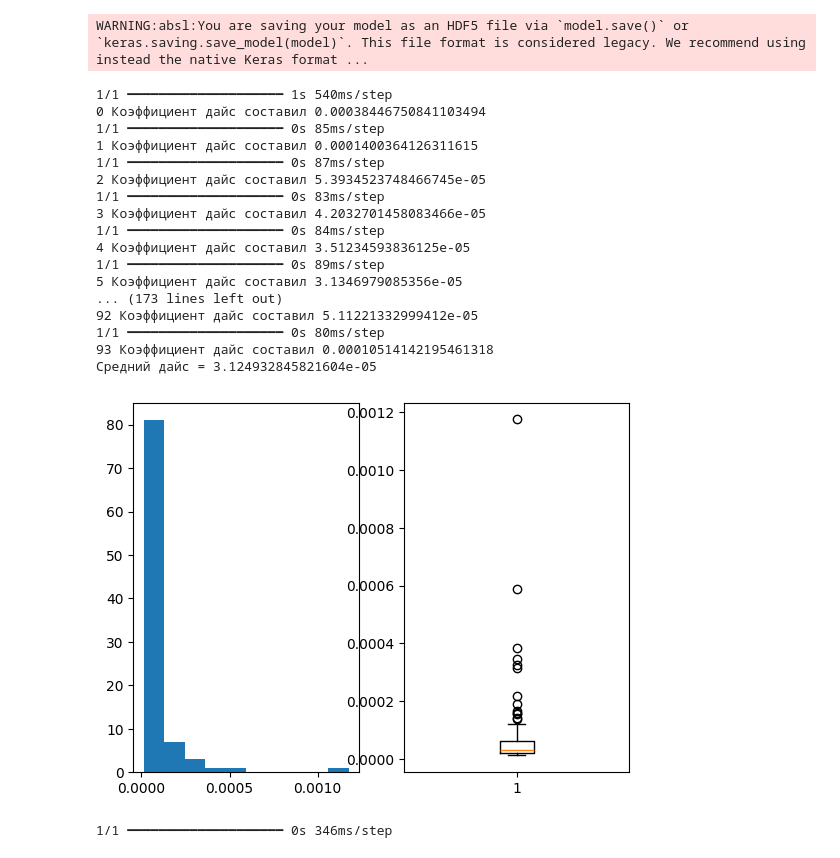
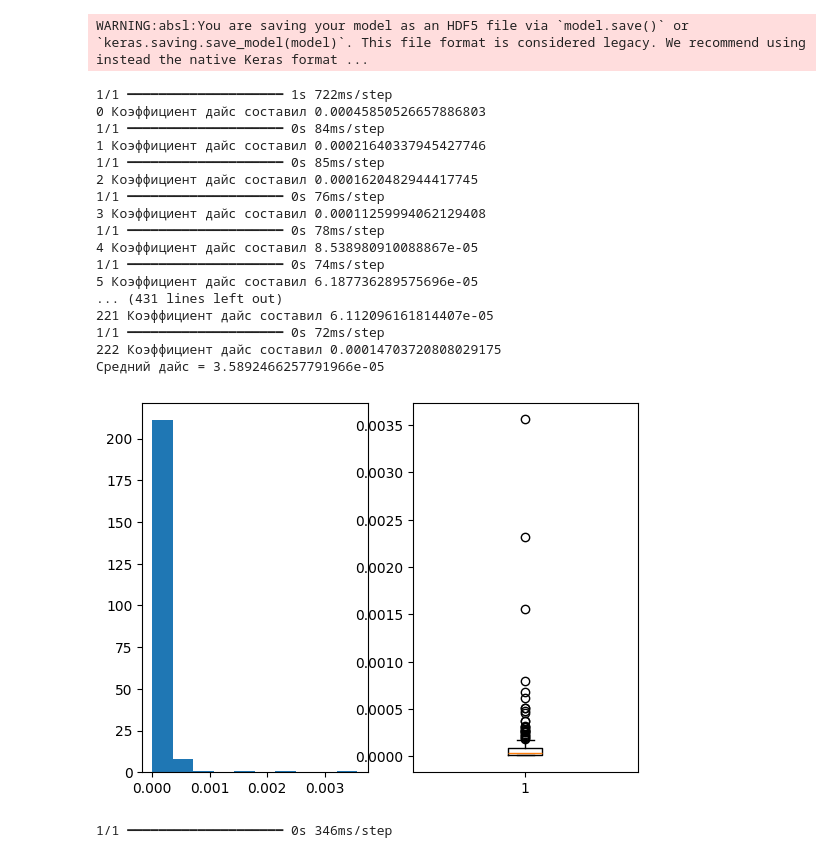
Before and after one commit to spacexerq/ml, a Jupyter notebook: segmentation_project.ipynb, the cells around one changed output. Saved outputs shown, nothing was run; the diff lists cells and outputs as text; code cells hidden in the pictures.

```diff
--- a/segmentation_project.ipynb
+++ b/segmentation_project.ipynb
@@ -449,0 +451,20 @@ Epoch 30/30
+# %%
+DSC = []
+for i in range(0, len(x_test)):
+    image = x_test[i, :, :]
+    gt =  y_test[i, :, :]
+    predicted_msk = saved_model.predict(np.expand_dims(image, axis=0))
+    predicted_msk = np.squeeze(predicted_msk)
+    predicted_msk = class_binarization(predicted_msk, 0.5)
+    dice = dice_soft_coef (y_test[i, :, :], predicted_msk)
+    print(f'{i} Коэффициент дайс составил {dice}')
+    DSC.append(dice)
+
+plt.figure()
+plt.subplot(1, 2, 1)
+plt.hist(DSC)
+plt.subplot(1, 2, 2)
+plt.boxplot(DSC)
+
+median_dsc = np.median(DSC)
+print(f'Средний дайс = {median_dsc}')
@@ -479,44 +519,44 @@ trained_model = 'saved_model\model_1_5.h5'
 # %%
 saved_model = tf.keras.models.load_model(trained_model,
                                          custom_objects={'metrics': dice_soft_coef}, compile=False)
 DSC = []
-for i in range(0, len(x_test)):
-    image = x_test[i, :, :]
-    gt =  y_test[i, :, :]
+for i in range(0, len(x_train)):
+    image = x_train[i, :, :]
+    gt =  y_train[i, :, :]
     predicted_msk = saved_model.predict(np.expand_dims(image, axis=0))
     predicted_msk = np.squeeze(predicted_msk)
     predicted_msk = class_binarization(predicted_msk, 0.5)
-    dice = dice_soft_coef (y_test[i, :, :], predicted_msk)
+    dice = dice_soft_coef (y_train[i, :, :], predicted_msk)
     print(f'{i} Коэффициент дайс составил {dice}')
     DSC.append(dice)
 
 plt.figure()
 plt.subplot(1, 2, 1)
 plt.hist(DSC)
 plt.subplot(1, 2, 2)
 plt.boxplot(DSC)
 
 median_dsc = np.median(DSC)
 print(f'Средний дайс = {median_dsc}')
 # %% [output]
-1/1 ━━━━━━━━━━━━━━━━━━━━ 1s 540ms/step
-0 Коэффициент дайс составил 0.00038446750841103494
+1/1 ━━━━━━━━━━━━━━━━━━━━ 1s 722ms/step
+0 Коэффициент дайс составил 0.00045850526657886803
+1/1 ━━━━━━━━━━━━━━━━━━━━ 0s 84ms/step
+1 Коэффициент дайс составил 0.00021640337945427746
 1/1 ━━━━━━━━━━━━━━━━━━━━ 0s 85ms/step
-1 Коэффициент дайс составил 0.0001400364126311615
-1/1 ━━━━━━━━━━━━━━━━━━━━ 0s 87ms/step
-2 Коэффициент дайс составил 5.3934523748466745e-05
-1/1 ━━━━━━━━━━━━━━━━━━━━ 0s 83ms/step
-3 Коэффициент дайс составил 4.2032701458083466e-05
-1/1 ━━━━━━━━━━━━━━━━━━━━ 0s 84ms/step
-4 Коэффициент дайс составил 3.51234593836125e-05
-1/1 ━━━━━━━━━━━━━━━━━━━━ 0s 89ms/step
-5 Коэффициент дайс составил 3.1346979085356e-05
-... (173 lines left out)
-92 Коэффициент дайс составил 5.11221332999412e-05
-1/1 ━━━━━━━━━━━━━━━━━━━━ 0s 80ms/step
-93 Коэффициент дайс составил 0.00010514142195461318
-Средний дайс = 3.124932845821604e-05
+2 Коэффициент дайс составил 0.0001620482944417745
+1/1 ━━━━━━━━━━━━━━━━━━━━ 0s 76ms/step
+3 Коэффициент дайс составил 0.00011259994062129408
+1/1 ━━━━━━━━━━━━━━━━━━━━ 0s 78ms/step
+4 Коэффициент дайс составил 8.538980910088867e-05
+1/1 ━━━━━━━━━━━━━━━━━━━━ 0s 74ms/step
+5 Коэффициент дайс составил 6.187736289575696e-05
+... (431 lines left out)
+221 Коэффициент дайс составил 6.112096161814407e-05
+1/1 ━━━━━━━━━━━━━━━━━━━━ 0s 72ms/step
+222 Коэффициент дайс составил 0.00014703720808029175
+Средний дайс = 3.5892466257791966e-05
-[figure, old version]
+[figure, new version]
 # %%
 saved_model = tf.keras.models.load_model(trained_model,
                                          custom_objects={'metrics': dice_soft_coef}, compile=False)
```
Also changed, not shown: parts of 3 cells of this notebook.
